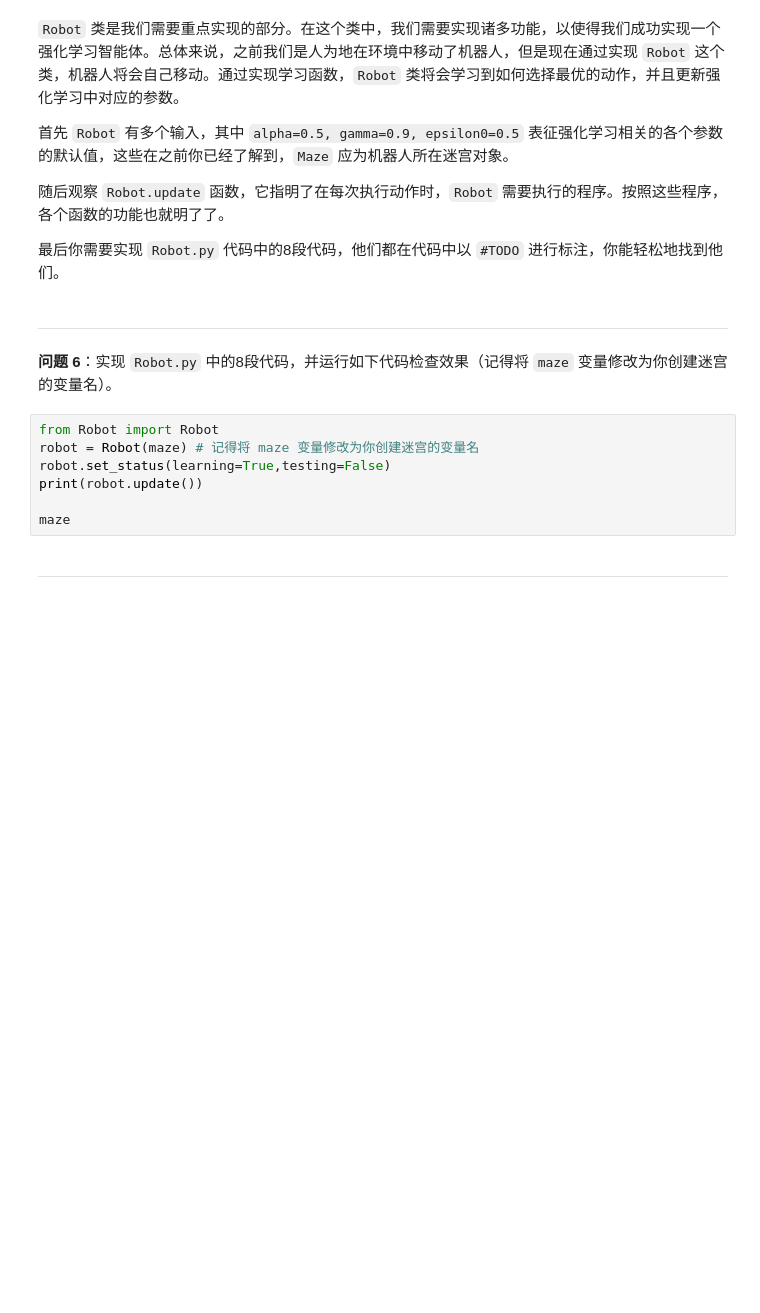
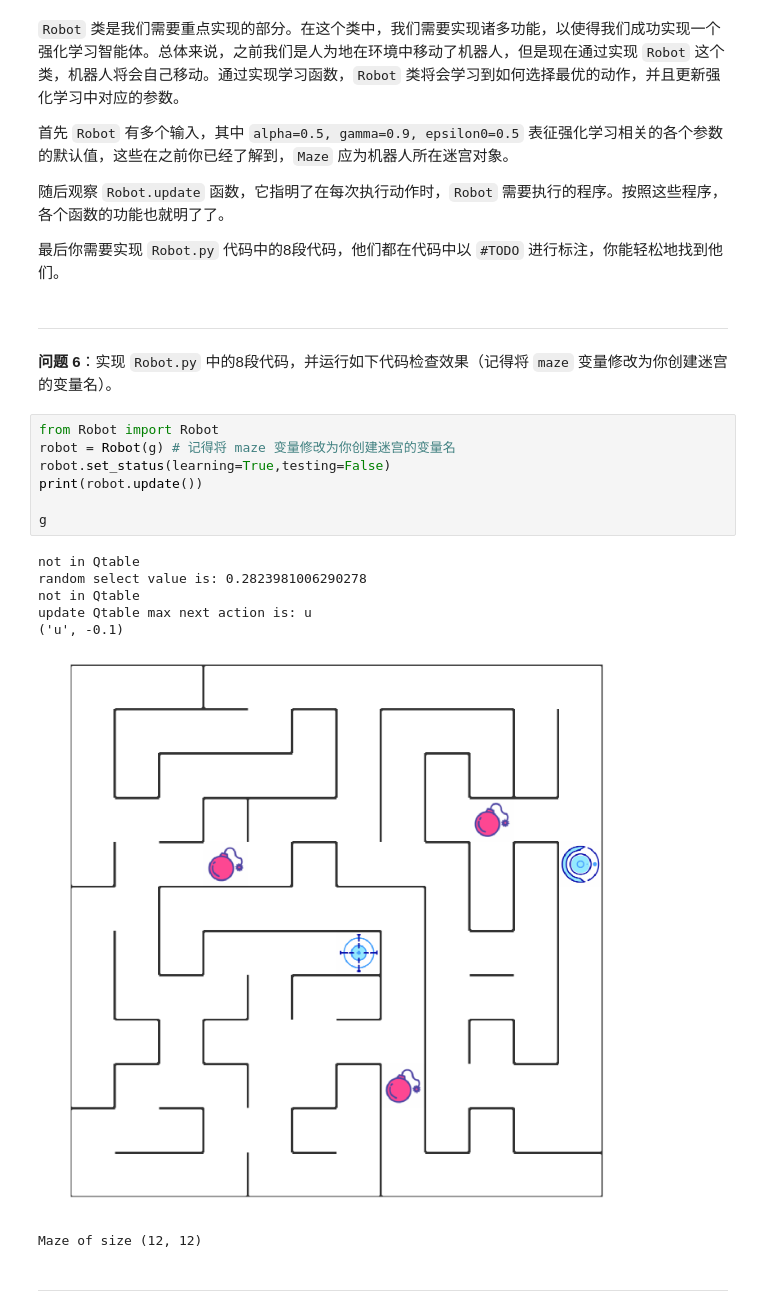
Before and after one commit to yiikai/MLND_CN_P5_Reinforcement_Learning, a Jupyter notebook: robot_maze.ipynb, the cells around one changed output. Saved outputs shown, nothing was run; the diff lists cells and outputs as text; blank space fills up the shorter version.

```diff
--- a/robot_maze.ipynb
+++ b/robot_maze.ipynb
@@ -196,11 +219,19 @@ print()
 **问题 6**：实现 `Robot.py` 中的8段代码，并运行如下代码检查效果（记得将 `maze` 变量修改为你创建迷宫的变量名）。
 # %%
 from Robot import Robot
-robot = Robot(maze) # 记得将 maze 变量修改为你创建迷宫的变量名
+robot = Robot(g) # 记得将 maze 变量修改为你创建迷宫的变量名
 robot.set_status(learning=True,testing=False)
 print(robot.update())
 
-maze
+g
+# %% [output]
+not in Qtable
+random select value is: 0.2823981006290278
+not in Qtable
+update Qtable max next action is: u
+('u', -0.1)
+[figure, added]
+Maze of size (12, 12)
 # %% [markdown]
 ---
 # %% [markdown]
```
Also changed, not shown: parts of 3 cells of this notebook, 2 other files.
